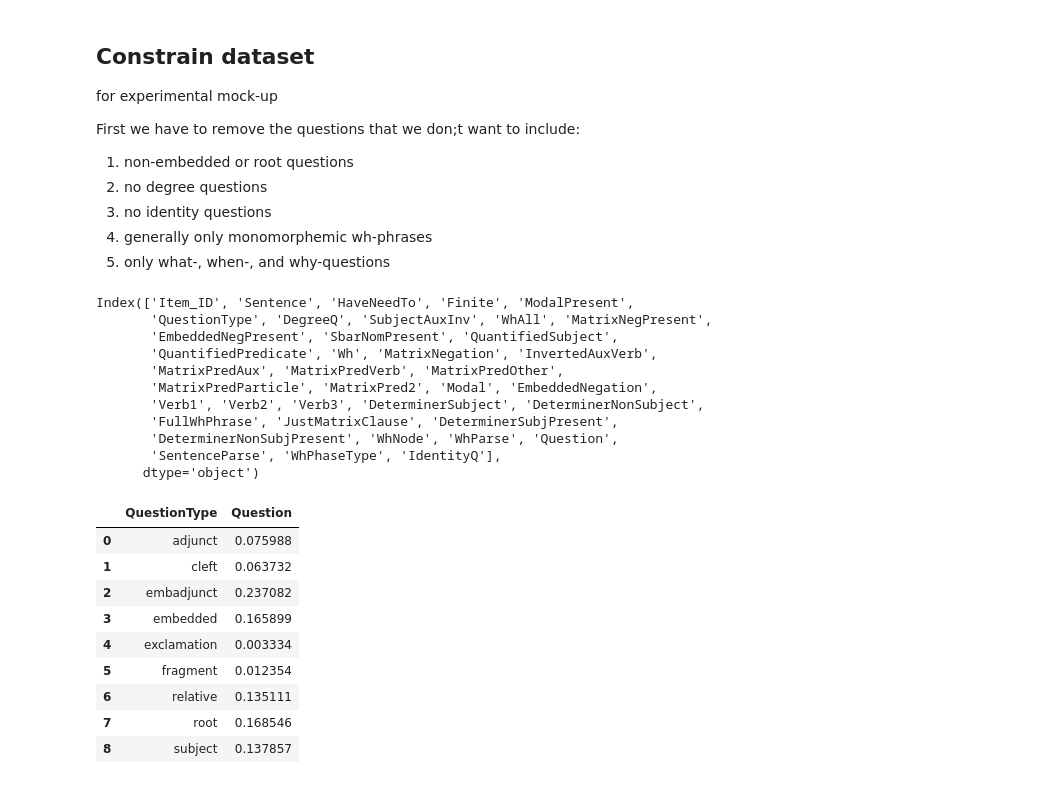
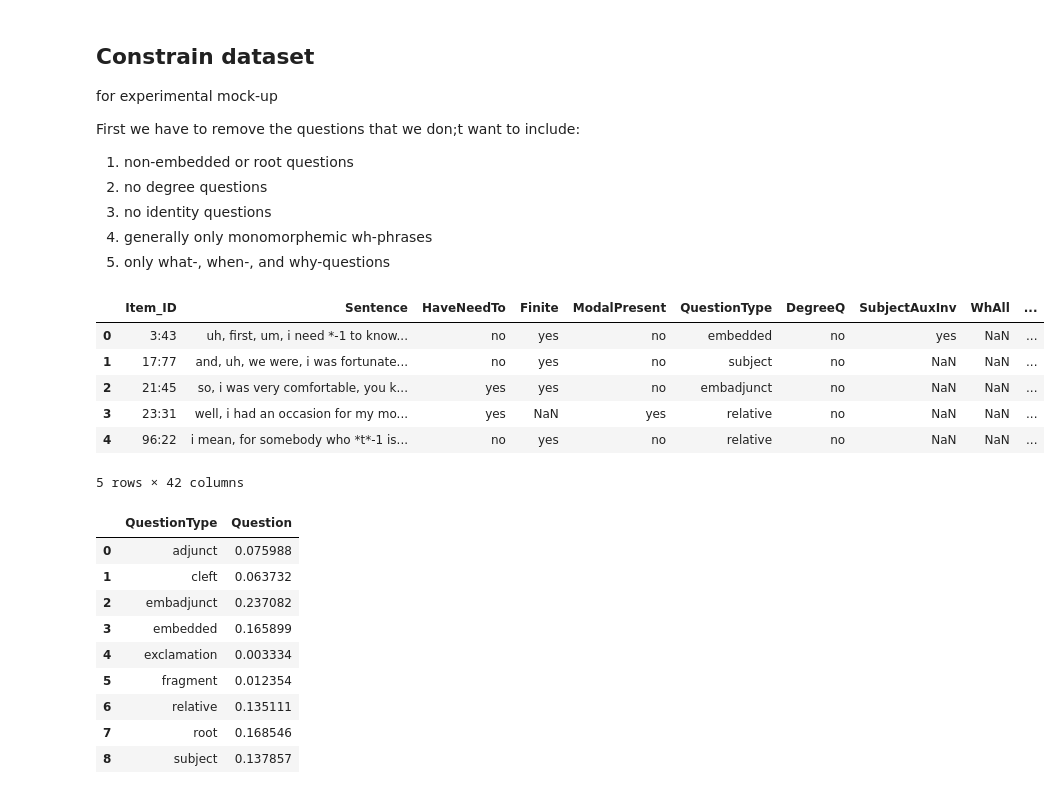
Before and after one commit to mcmoyer11/whquestions-tgrep2, a Jupyter notebook: corpus/analysis/sample_generator-embedded.ipynb, the cells around one changed output. Saved outputs shown, nothing was run; the diff lists cells and outputs as text; code cells hidden in the pictures.

```diff
--- a/corpus/analysis/sample_generator-embedded.ipynb
+++ b/corpus/analysis/sample_generator-embedded.ipynb
@@ -32,19 +32,15 @@ First we have to remove the questions that we don;t want to include:
 # %%
 # distribution before
 # %%
-df.columns
+df.head()
 # %% [output]
+|  | Item_ID | Sentence | HaveNeedTo | Finite | ModalPresent | QuestionType | DegreeQ | SubjectAuxInv | WhAll | ... |
+| 0 | 3:43 | uh, first, um, i need *-1 to know... | no | yes | no | embedded | no | yes | NaN | ... |
+| 1 | 17:77 | and, uh, we were, i was fortunate... | no | yes | no | subject | no | NaN | NaN | ... |
+| 2 | 21:45 | so, i was very comfortable, you k... | yes | yes | no | embadjunct | no | NaN | NaN | ... |
+| 3 | 23:31 | well, i had an occasion for my mo... | yes | NaN | yes | relative | no | NaN | NaN | ... |
+| 4 | 96:22 | i mean, for somebody who *t*-1 is... | no | yes | no | relative | no | NaN | NaN | ... |
-Index(['Item_ID', 'Sentence', 'HaveNeedTo', 'Finite', 'ModalPresent',
-       'QuestionType', 'DegreeQ', 'SubjectAuxInv', 'WhAll', 'MatrixNegPresent',
-       'EmbeddedNegPresent', 'SbarNomPresent', 'QuantifiedSubject',
-       'QuantifiedPredicate', 'Wh', 'MatrixNegation', 'InvertedAuxVerb',
-       'MatrixPredAux', 'MatrixPredVerb', 'MatrixPredOther',
-       'MatrixPredParticle', 'MatrixPred2', 'Modal', 'EmbeddedNegation',
-       'Verb1', 'Verb2', 'Verb3', 'DeterminerSubject', 'DeterminerNonSubject',
-       'FullWhPhrase', 'JustMatrixClause', 'DeterminerSubjPresent',
-       'DeterminerNonSubjPresent', 'WhNode', 'WhParse', 'Question',
-       'SentenceParse', 'WhPhaseType', 'IdentityQ'],
-      dtype='object')
+5 rows × 42 columns
 # %%
 df.pivot_table(index=['QuestionType'], values="Question", aggfunc=len).groupby(["QuestionType"]).Question.transform(lambda x: x/len(df)).reset_index()
 # %% [output]
```
Also changed, not shown: parts of 7 cells of this notebook, 5 other files.
